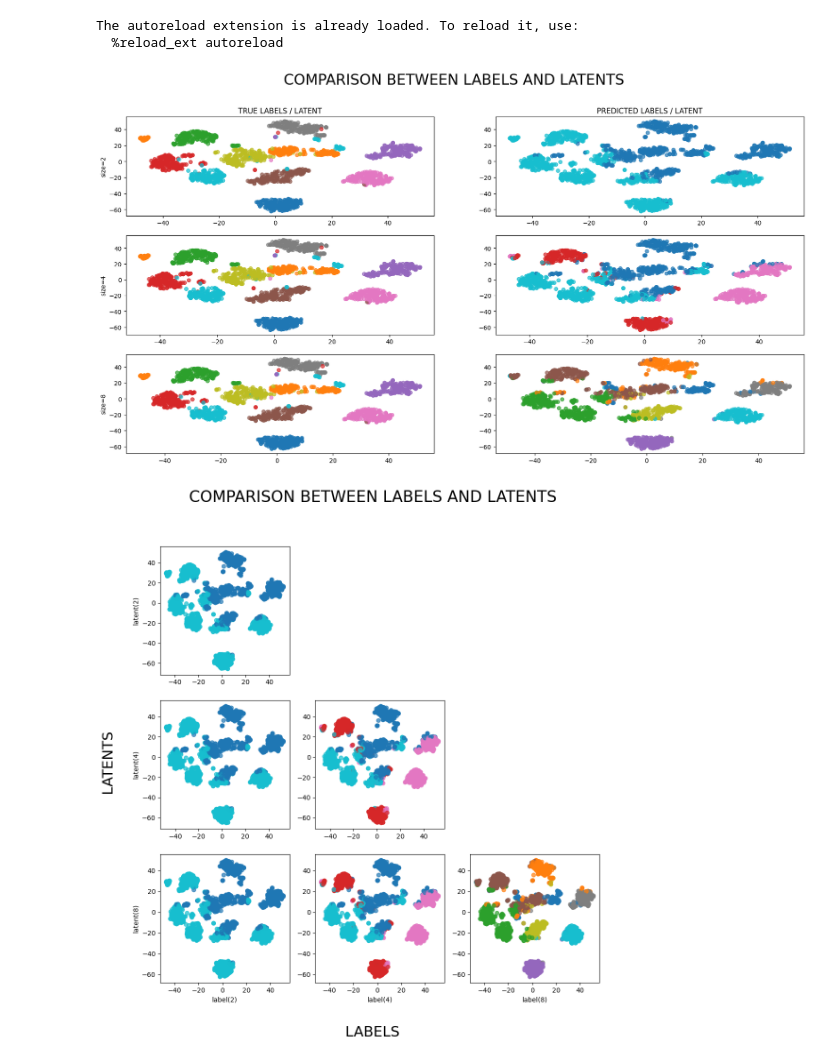
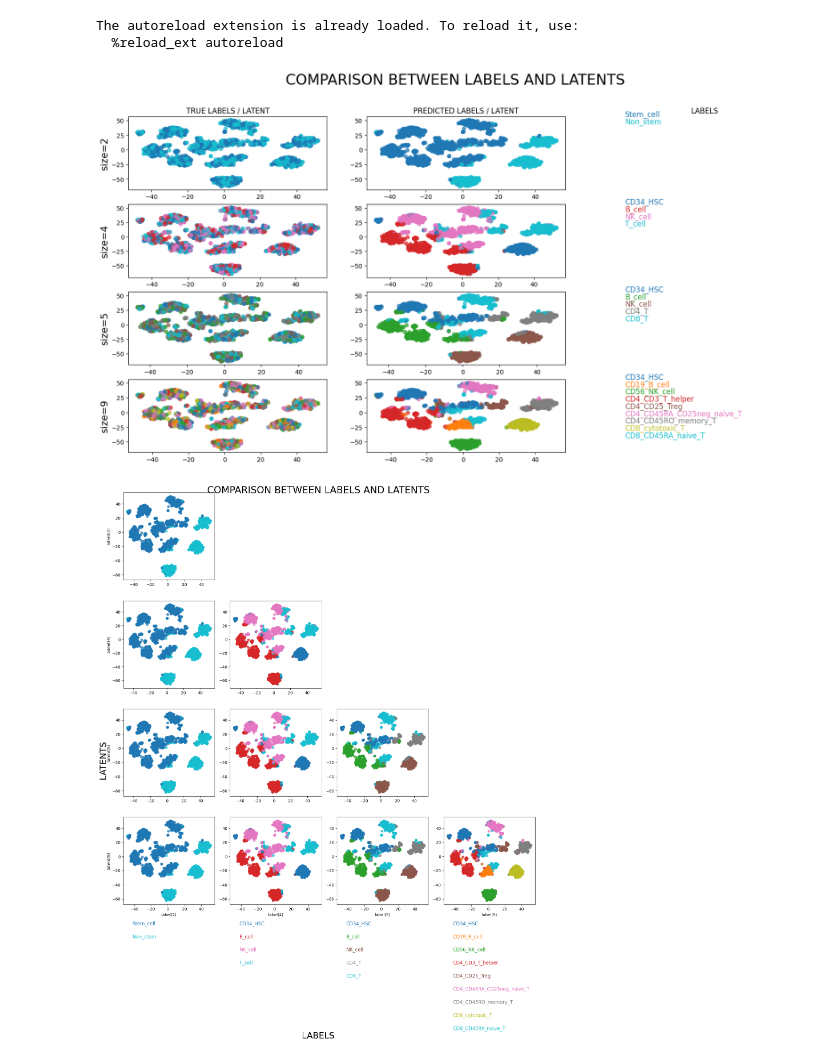
Before and after one commit to raphaelrubrice/scVAE_mva2025, a Jupyter notebook: adam/plot.ipynb, the cells around one changed output. Drawn from its saved outputs; the diff is of its cells as text; code cells hidden in the pictures.

Commit message:
plots

```diff
--- a/adam/plot.ipynb
+++ b/adam/plot.ipynb
@@ -12,14 +13,21 @@ The autoreload extension is already loaded. To reload it, use:
 # %%
 X, Y = load_digits(return_X_y=True)
 # %%
-SIZES = [2, 4, 8]
-LABELS = [KMeans(n_clusters=size).fit_predict(X) for size in SIZES]
+SIZES = [2, 4, 5, 9]
+true_LABELS = [np.random.randint(low=0, high=size, size=X.shape[0]) for size in SIZES]
+pred_LABELS = [KMeans(n_clusters=size).fit_predict(X) for size in SIZES]
 LATENTS = [X for _ in range(len(SIZES))]
+associations = [
+    {0: "Stem_cell", 1: "Non_stem"},
+    {0: "CD34_HSC", 1: "B_cell", 2: "NK_cell", 3: "T_cell"},
+    {0: "CD34_HSC", 1: "B_cell", 2: "NK_cell", 3: "CD4_T", 4: "CD8_T"},
+    {0: "CD34_HSC", 1: "CD19_B_cell", 2: "CD56_NK_cell", 3: "CD4_CD3_T_helper", 4: "CD4_CD25_Treg", 5: "CD4_CD45RA_CD25neg_naive_T", 6: "CD4_CD45RO_memory_T", 7: "CD8_cytotoxic_T", 8: "CD8_CD45RA_naive_T"}
+]
 # %%
-plot_utils.tab_clustering_plot(true_labels=Y, latents=LATENTS, labels=LABELS, sizes=SIZES)
+plot_utils.tab_clustering_plot(true_labels=true_LABELS, latents=LATENTS, labels=pred_LABELS, sizes=SIZES, associations=associations)
 # %% [output]
-[figure, old version]
+[figure, new version]
 # %%
-plot_utils.matrix_clustering_plot(latents=LATENTS, labels=LABELS, sizes=SIZES)
+plot_utils.matrix_clustering_plot(latents=LATENTS, labels=pred_LABELS, sizes=SIZES, associations=associations)
 # %% [output]
-[figure, old version]
+[figure, new version]
```
Also changed, not shown: parts of 1 cell of this notebook, 1 other file.
